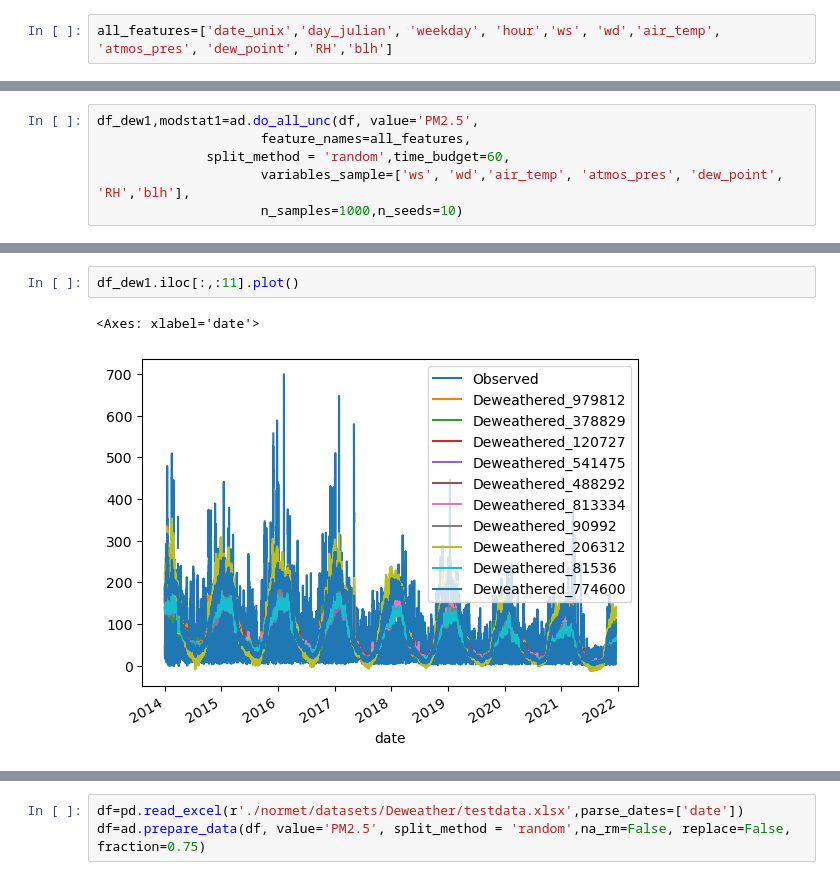
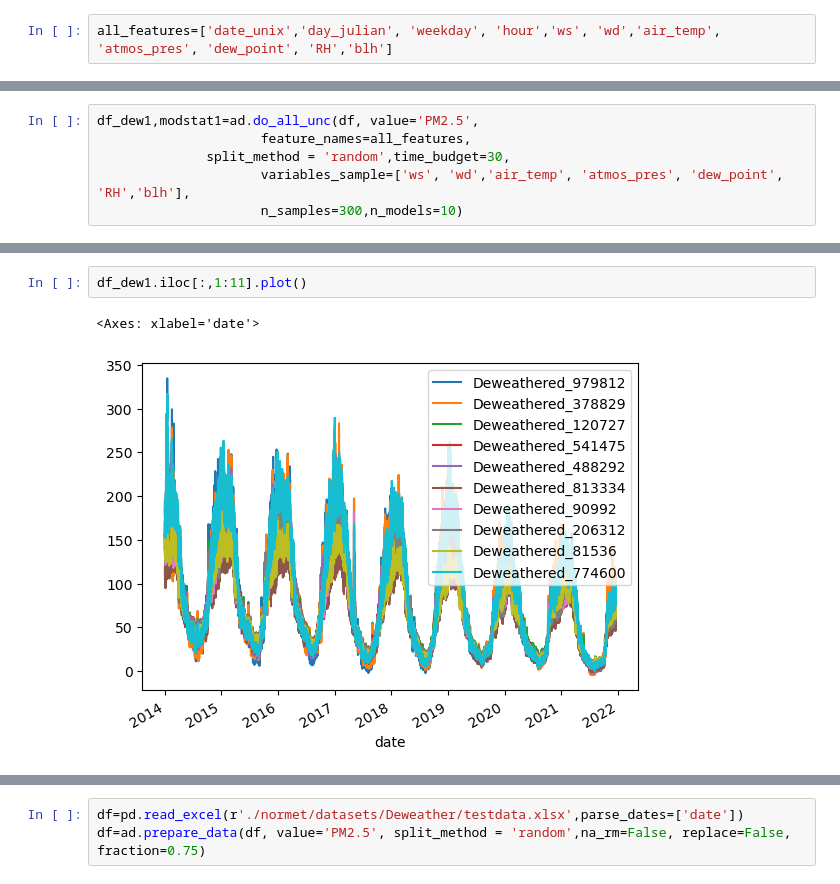
Before and after one commit to m-edal/normet, a Jupyter notebook: tutorials/Case1_autodeweather.ipynb, the cells around one changed output, grey strips where cells are left out. Drawn from its saved outputs; the diff is of its cells as text.

```diff
--- a/tutorials/Case1_autodeweather.ipynb
+++ b/tutorials/Case1_autodeweather.ipynb
@@ -37,7 +37,7 @@ df_dew.plot()
 # %%
 df_dew1,modstat1=ad.do_all_unc(df, value='PM2.5',
                      feature_names=all_features,
-              split_method = 'random',time_budget=60,
+              split_method = 'random',time_budget=30,
                      variables_sample=['ws', 'wd','air_temp', 'atmos_pres', 'dew_point', 'RH','blh'],
-                     n_samples=1000,n_seeds=10)
+                     n_samples=300,n_models=10)
 # %%
@@ -63,5 +80,5 @@ modstat1
 # %%
-df_dew1.iloc[:,:11].plot()
+df_dew1.iloc[:,1:11].plot()
 # %% [output]
 <Axes: xlabel='date'>
-[figure, old version]
+[figure, new version]
```
Also changed, not shown: parts of 8 cells of this notebook, 1 other file.
